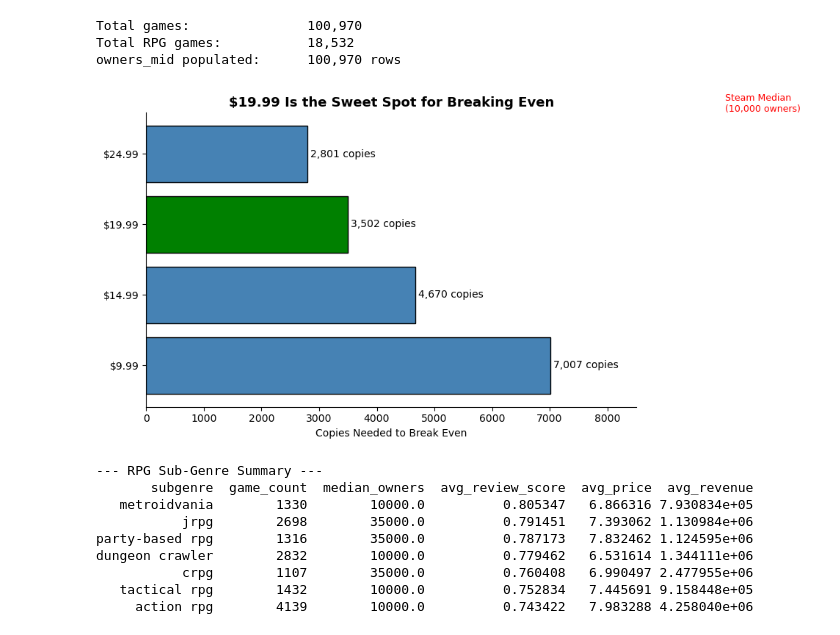
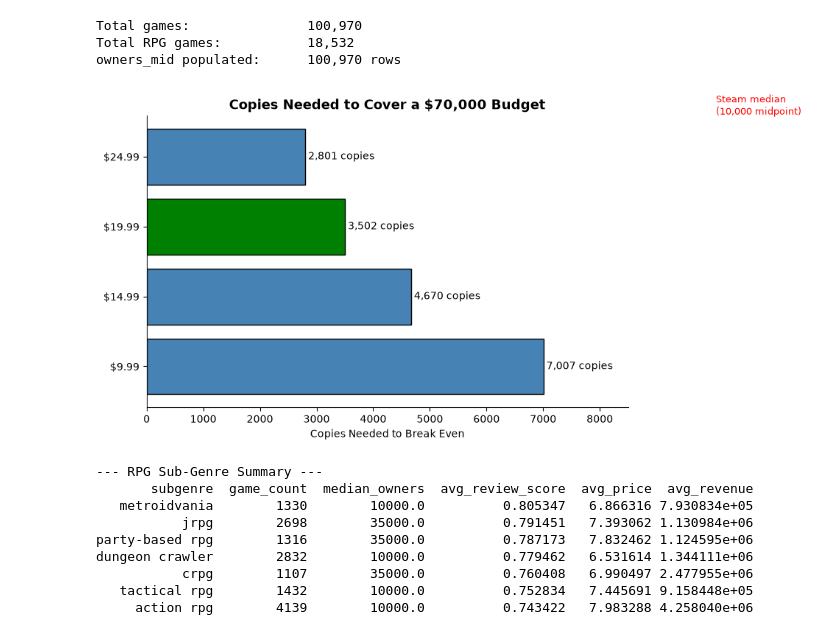
Before and after one commit to chooseyourtacoday/steam-rpg-analysis, a Jupyter notebook: steam-rpg.ipynb, the cells around one changed output. Cells and saved outputs as stored; diff of their text form; code cells hidden in the pictures.

```diff
--- a/steam-rpg.ipynb
+++ b/steam-rpg.ipynb
@@ -261,37 +262,38 @@ colors = ['steelblue', 'steelblue', 'green', 'steelblue']
 fig, ax = plt.subplots(figsize=(10, 5))
 
 bars = ax.barh(labels, copies, color=colors, edgecolor='black')
 
 # Add numbers to the end of each bar
 for bar, copy in zip(bars, copies):
     ax.text(bar.get_width() + 50, bar.get_y() + bar.get_height() / 2,
             f'{copy:,} copies', va='center', fontsize=10)
 
 # Add Steam median line
 ax.axvline(x=10000, color='red', linestyle='--', linewidth=1.5)
-ax.text(10050, 3.6, 'Steam Median\n(10,000 owners)',
+ax.text(10050, 3.6, 'Steam median\n(10,000 midpoint)',
         color='red', fontsize=9)
 
 # Storytelling title
-ax.set_title('$19.99 Is the Sweet Spot for Breaking Even',
+ax.set_title('Copies Needed to Cover a $70,000 Budget',
              fontsize=13, fontweight='bold')
 ax.set_xlabel('Copies Needed to Break Even')
 ax.set_xlim(0, 8500)
 
 # Remove clutter
 ax.spines['top'].set_visible(False)
 ax.spines['right'].set_visible(False)
 
 plt.tight_layout()
 plt.show()
 
 # Each price increase saves fewer copies than the last:
 # $9.99 → $14.99 saves 2,337 copies
 # $14.99 → $19.99 saves 1,168 copies
 # $19.99 → $24.99 saves only 701 copies
-# The diminishing return makes $19.99 the sweet spot.
+# The savings shrink at each step, which is why $19.99 is highlighted.
+# The formula divides the budget by list price and does not subtract a platform fee.
 # %% [output]
-[figure, old version]
+[figure, new version]
 # %%
 # ============================================================
 # OBJECTIVE 2 & 3: RPG Sub-Genre Analysis
```
Also changed, not shown: parts of 12 cells of this notebook, 7 other files.
